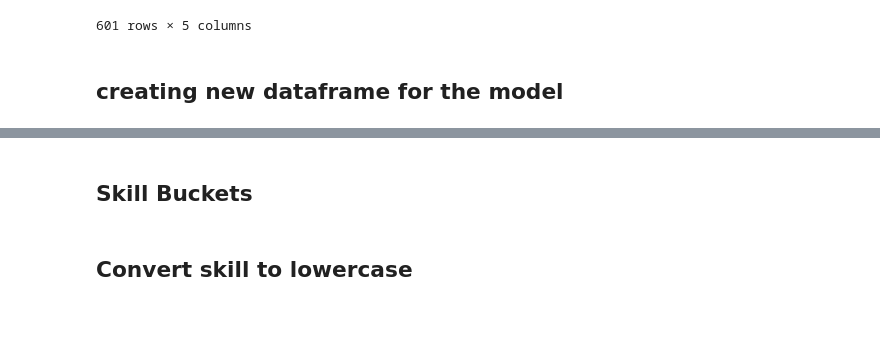
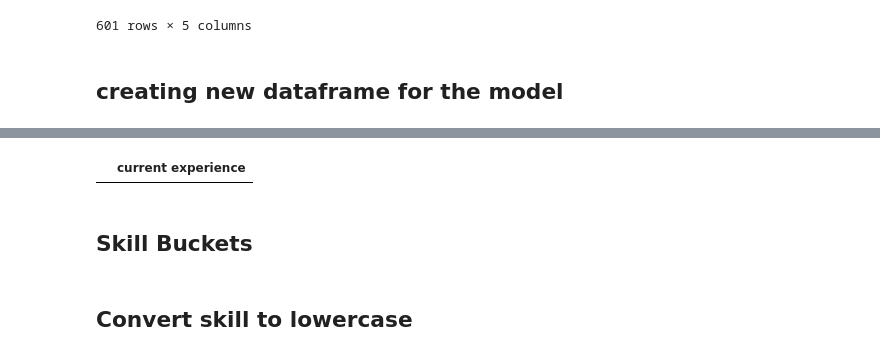
Before and after one commit to AJob-Recommender/model, a Jupyter notebook: ann_model.ipynb, the cells around one changed output, grey strips where cells are left out. Saved outputs shown, nothing was run; the diff lists cells and outputs as text; code cells hidden in the pictures; blank space fills up the shorter version.

```diff
--- a/ann_model.ipynb
+++ b/ann_model.ipynb
@@ -70,3 +68,10 @@ model_df
+# %%
+model_df_y = pd.DataFrame(columns={
+    "current experience",
+})
+model_df_y
+# %% [output]
+|  | current experience |
 # %% [markdown]
 ## Skill Buckets
 # %%
```
Also changed, not shown: parts of 6 cells of this notebook.
